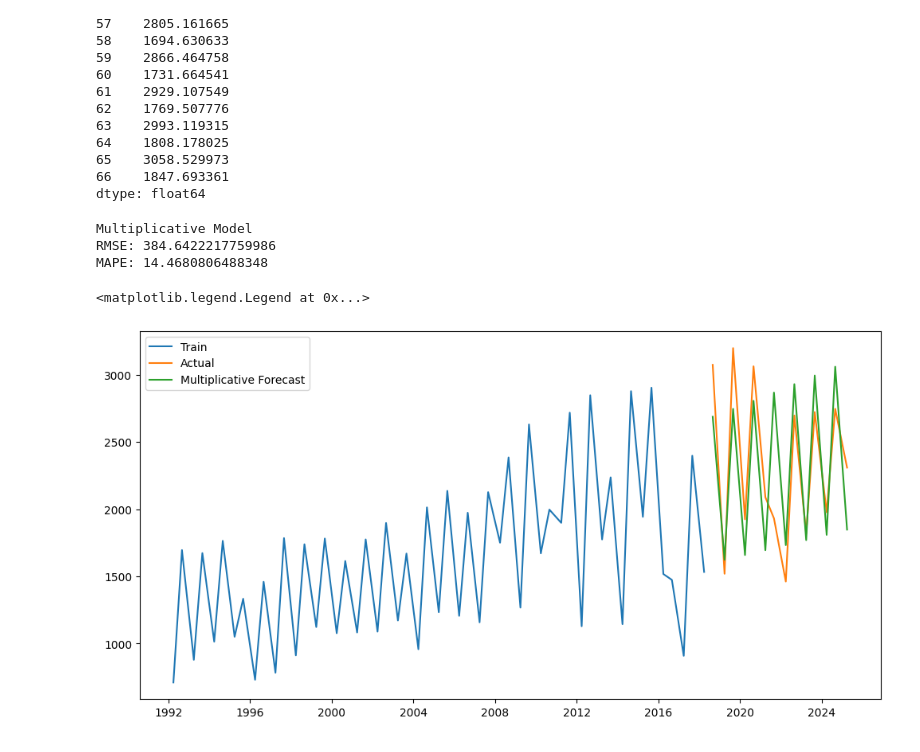
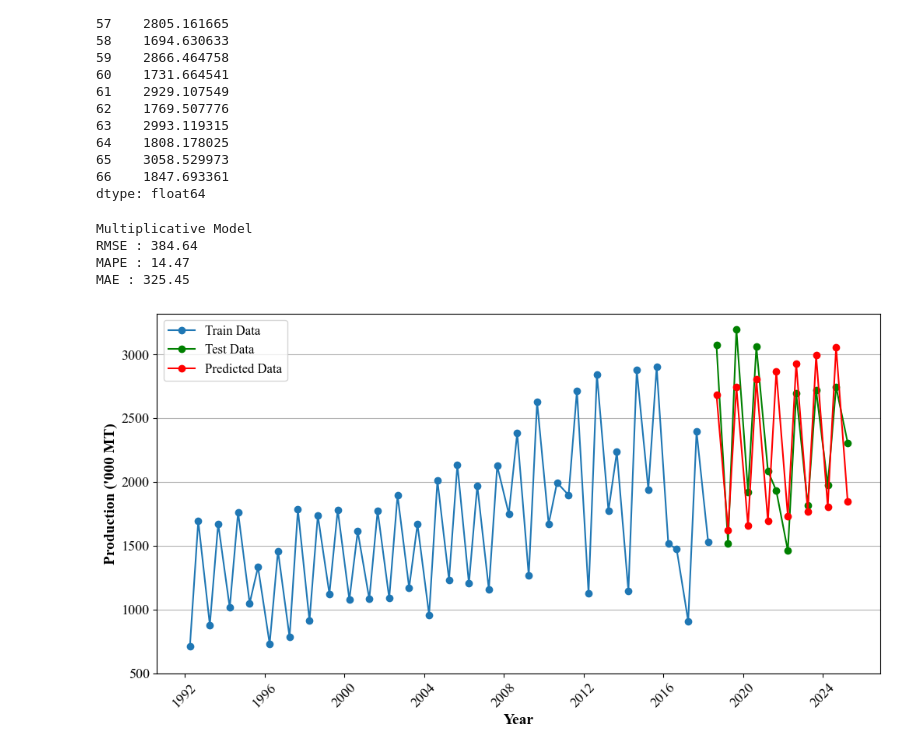
Before and after one commit to AchiniWathsala/Forecasting_Paddy_Production, a Jupyter notebook: production/holt_winters_production.ipynb, the cells around one changed output. Drawn from its saved outputs; the diff is of its cells as text; code cells hidden in the pictures.

```diff
--- a/production/holt_winters_production.ipynb
+++ b/production/holt_winters_production.ipynb
@@ -78,22 +79,37 @@ mape_mul = mean_absolute_percentage_error(test, forecast_mul) * 100
 # %%
 print("\nMultiplicative Model")
-print("RMSE:", rmse_mul)
-print("MAPE:", mape_mul)
+
+print(f"RMSE : {rmse_mul:.2f}")
+print(f"MAPE : {mape_mul:.2f}")
+print(f"MAE : {mae_mul:.2f}")
 # %% [output]
 Multiplicative Model
-RMSE: 384.6422217759986
-MAPE: 14.4680806488348
+RMSE : 384.64
+MAPE : 14.47
+MAE : 325.45
 # %%
+#Plot Forecast
 plt.figure(figsize=(12,6))
 
-plt.plot(train.index, train, label='Train')
-plt.plot(test.index, test, label='Actual')
-plt.plot(
-    test.index,
-    forecast_mul,
-    label='Multiplicative Forecast'
-)
-plt.legend()
+
+plt.plot(train.index, train, label="Train Data",marker="o",linewidth=1.5)
+plt.plot(test.index, test, label="Test Data", color="green",marker="o",linewidth=1.5)
+plt.plot(test.index, forecast_mul, label="Predicted Data", color="red",marker="o",linewidth=1.5)
+
+plt.legend(prop={'size': 12, 'family':'Times New Roman'}  )
+
+plt.ylim(500,)
+
+
+plt.xlabel("Year",fontsize=14,fontweight='bold',fontname='Times New Roman')
+plt.ylabel("Production ('000 MT)",fontsize=14,fontweight='bold',fontname='Times New Roman')
+
+plt.grid(axis='y')
+plt.xticks(rotation=45)
+
+plt.xticks(fontsize=13, fontname='Times New Roman')
+plt.yticks(fontsize=13, fontname='Times New Roman')
+
+plt.show()
 # %% [output]
-<matplotlib.legend.Legend at 0x...>
-[figure, old version]
+[figure, new version]
```
Also changed, not shown: parts of 10 cells of this notebook, 14 other files.
